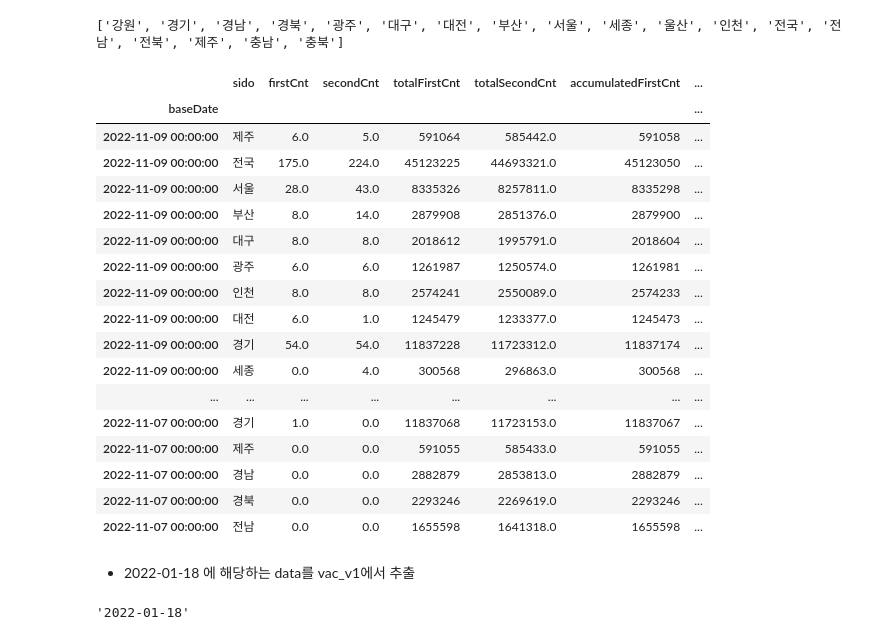
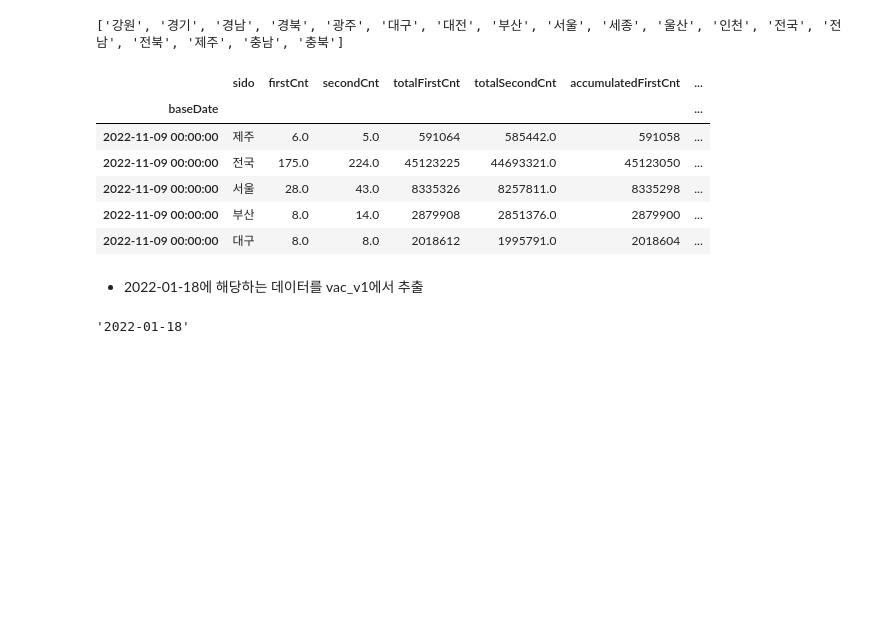
Before and after one commit to tanya-bang/12.Hadoop-Spark, a Jupyter notebook: note/14_Extract.ipynb, the cells around one changed output. Saved outputs shown, nothing was run; the diff lists cells and outputs as text; code cells hidden in the pictures; blank space fills up the shorter version.

```diff
--- a/note/14_Extract.ipynb
+++ b/note/14_Extract.ipynb
@@ -207,9 +200,9 @@ int
 # %%
 # 오늘부터 얼마나 이전 날짜인지
-def cal_std_day(befor_day):
-    x = dt.datetime.now() - dt.timedelta(befor_day)
+def cal_std_day(before_day):
+    x = dt.datetime.now() - dt.timedelta(before_day)
     year = x.year
-    month = x.month if x.month >= 10 else '0'+ str(x.month)
+    month = x.month if x.month >= 10 else '0'+ str(x.month) #원래 int타입이라 str로 변환
     day = x.day if x.day >= 10 else '0' + str(x.day)
-    return str(year) + '-' + str(month) + '-' + str(day)
+    return str(year)+'-'+str(month)+'-'+str(day) #if에 안걸리면 int타입으로 반환되니까 str필요
 # %%
@@ -341,0 +253,6 @@ for i in range(365*3, 367*3) :
+# %%
+# base var 생성
+url = 'http://apis.data.go.kr/1352000/ODMS_COVID_04/callCovid04Api'
+service_key = 'UlT9VwHvrFyq4AtJdmGh0byLAh3I/aaMbqLw9Lq1uigvSei2yTpPyBnrNKIbJlLV7oBc1hcnfI+ri7nq9XdcOg=='
+# 요청해 응답받은 rest_api data를 hdfs에 저장할 dir
+file_dir = '/corona_data/patient/'
@@ -450,27 +447,16 @@ for i in range(0, len(after)) :
     vac_v1['sido'] = vac_v1['sido'].replace(before[i], after[i])
 # %%
-vac_v1.head(50)
+vac_v1.head(5)
 # %% [output]
 |  | sido | firstCnt | secondCnt | totalFirstCnt | totalSecondCnt | accumulatedFirstCnt | ... |
 | baseDate |  |  |  |  |  |  | ... |
 | 2022-11-09 00:00:00 | 제주 | 6.0 | 5.0 | 591064 | 585442.0 | 591058 | ... |
 | 2022-11-09 00:00:00 | 전국 | 175.0 | 224.0 | 45123225 | 44693321.0 | 45123050 | ... |
 | 2022-11-09 00:00:00 | 서울 | 28.0 | 43.0 | 8335326 | 8257811.0 | 8335298 | ... |
 | 2022-11-09 00:00:00 | 부산 | 8.0 | 14.0 | 2879908 | 2851376.0 | 2879900 | ... |
 | 2022-11-09 00:00:00 | 대구 | 8.0 | 8.0 | 2018612 | 1995791.0 | 2018604 | ... |
-| 2022-11-09 00:00:00 | 광주 | 6.0 | 6.0 | 1261987 | 1250574.0 | 1261981 | ... |
-| 2022-11-09 00:00:00 | 인천 | 8.0 | 8.0 | 2574241 | 2550089.0 | 2574233 | ... |
-| 2022-11-09 00:00:00 | 대전 | 6.0 | 1.0 | 1245479 | 1233377.0 | 1245473 | ... |
-| 2022-11-09 00:00:00 | 경기 | 54.0 | 54.0 | 11837228 | 11723312.0 | 11837174 | ... |
-| 2022-11-09 00:00:00 | 세종 | 0.0 | 4.0 | 300568 | 296863.0 | 300568 | ... |
-| ... | ... | ... | ... | ... | ... | ... | ... |
-| 2022-11-07 00:00:00 | 경기 | 1.0 | 0.0 | 11837068 | 11723153.0 | 11837067 | ... |
-| 2022-11-07 00:00:00 | 제주 | 0.0 | 0.0 | 591055 | 585433.0 | 591055 | ... |
-| 2022-11-07 00:00:00 | 경남 | 0.0 | 0.0 | 2882879 | 2853813.0 | 2882879 | ... |
-| 2022-11-07 00:00:00 | 경북 | 0.0 | 0.0 | 2293246 | 2269619.0 | 2293246 | ... |
-| 2022-11-07 00:00:00 | 전남 | 0.0 | 0.0 | 1655598 | 1641318.0 | 1655598 | ... |
 # %% [markdown]
-- 2022-01-18 에 해당하는 data를 vac_v1에서 추출
+- 2022-01-18에 해당하는 데이터를 vac_v1에서 추출
 # %%
 cal_std_day(365*3)
 # %% [output]
```
Also changed, not shown: parts of 81 cells of this notebook, 1 other file.
